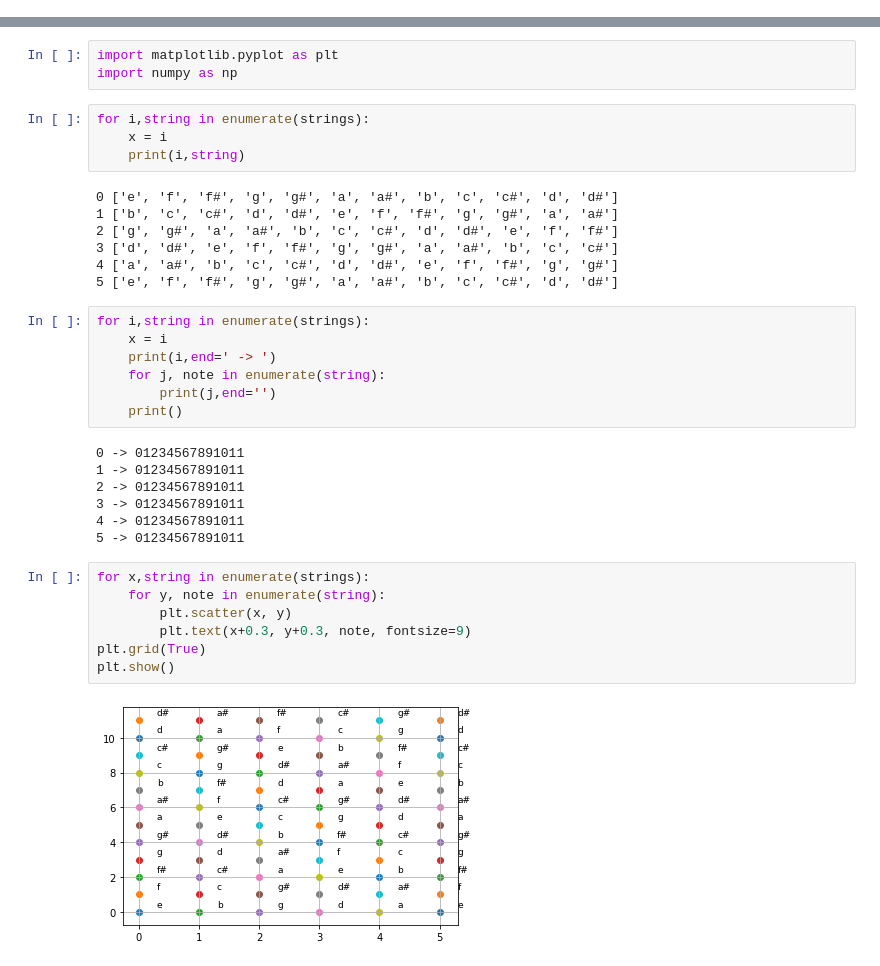
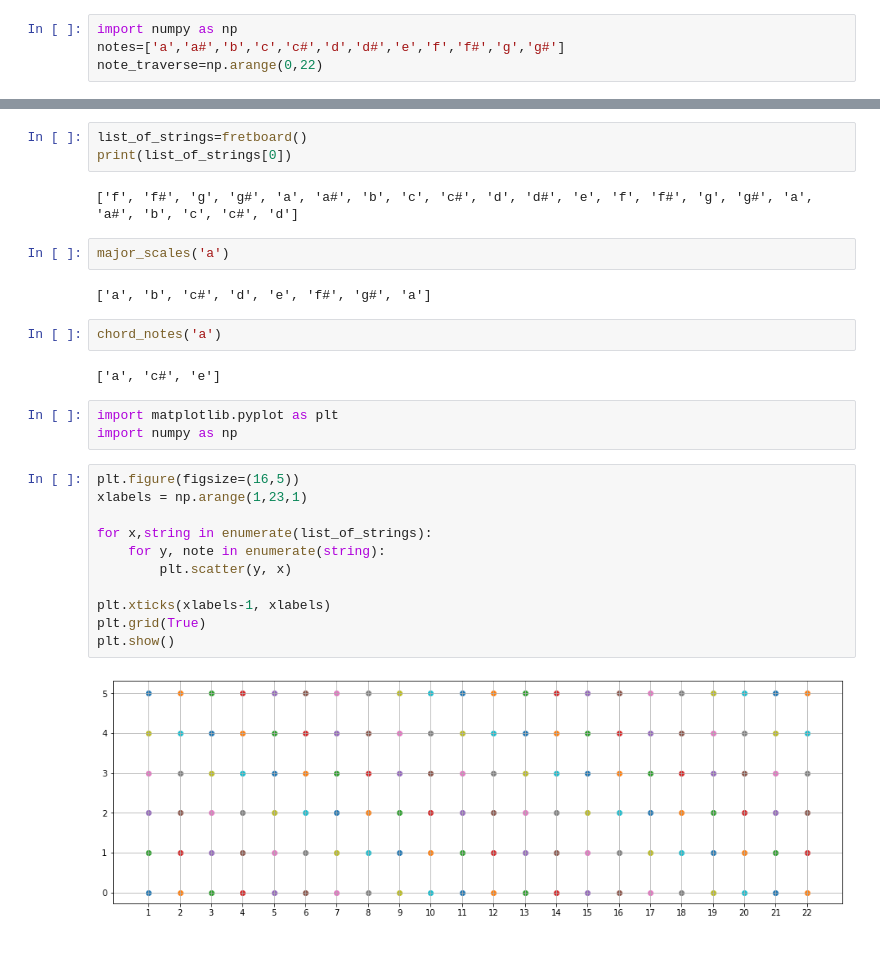
Before and after one commit to rkmarseni/guitar_zer0, a Jupyter notebook: Guitar.ipynb, the cells around one changed output, grey strips where cells are left out. Drawn from its saved outputs; the diff is of its cells as text.

Commit message:
Minor Update
Guitar Simulator using numpy and matplotlib

```diff
--- a/Guitar.ipynb
+++ b/Guitar.ipynb
@@ -11,0 +3,4 @@ strings=[str1_e,str2_b,str3_g,str4_d,str5_a,str1_e]
+# %%
+import numpy as np
+notes=['a','a#','b','c','c#','d','d#','e','f','f#','g','g#']
+note_traverse=np.arange(0,22)
@@ -12,40 +41,32 @@ strings=[str1_e,str2_b,str3_g,str4_d,str5_a,str1_e]
+# %%
+list_of_strings=fretboard()
+print(list_of_strings[0])
+# %% [output]
+['f', 'f#', 'g', 'g#', 'a', 'a#', 'b', 'c', 'c#', 'd', 'd#', 'e', 'f', 'f#', 'g', 'g#', 'a', 'a#', 'b', 'c', 'c#', 'd']
+# %%
+major_scales('a')
+# %% [output]
+['a', 'b', 'c#', 'd', 'e', 'f#', 'g#', 'a']
+# %%
+chord_notes('a')
+# %% [output]
+['a', 'c#', 'e']
 # %%
 import matplotlib.pyplot as plt
 import numpy as np
-# %%
-for i,string in enumerate(strings):
-    x = i
-    print(i,string)
-# %% [output]
-0 ['e', 'f', 'f#', 'g', 'g#', 'a', 'a#', 'b', 'c', 'c#', 'd', 'd#']
-1 ['b', 'c', 'c#', 'd', 'd#', 'e', 'f', 'f#', 'g', 'g#', 'a', 'a#']
-2 ['g', 'g#', 'a', 'a#', 'b', 'c', 'c#', 'd', 'd#', 'e', 'f', 'f#']
-3 ['d', 'd#', 'e', 'f', 'f#', 'g', 'g#', 'a', 'a#', 'b', 'c', 'c#']
-4 ['a', 'a#', 'b', 'c', 'c#', 'd', 'd#', 'e', 'f', 'f#', 'g', 'g#']
-5 ['e', 'f', 'f#', 'g', 'g#', 'a', 'a#', 'b', 'c', 'c#', 'd', 'd#']
-# %%
-for i,string in enumerate(strings):
-    x = i
-    print(i,end=' -> ')
-    for j, note in enumerate(string):
-        print(j,end='')
-    print()
-# %% [output]
-0 -> 01234567891011
-1 -> 01234567891011
-2 -> 01234567891011
-3 -> 01234567891011
-4 -> 01234567891011
-5 -> 01234567891011
 # %%
-for x,string in enumerate(strings):
+plt.figure(figsize=(16,5))
+xlabels = np.arange(1,23,1)
+
+for x,string in enumerate(list_of_strings):
     for y, note in enumerate(string):
-        plt.scatter(x, y)
-        plt.text(x+0.3, y+0.3, note, fontsize=9)
+        plt.scatter(y, x)
+
+plt.xticks(xlabels-1, xlabels)
 plt.grid(True)
 plt.show()
 # %% [output]
-[figure, old version]
+[figure, new version]
 # %%
 plt.figure(figsize=(16,5))
 
```
Also changed, not shown: parts of 13 cells of this notebook.
